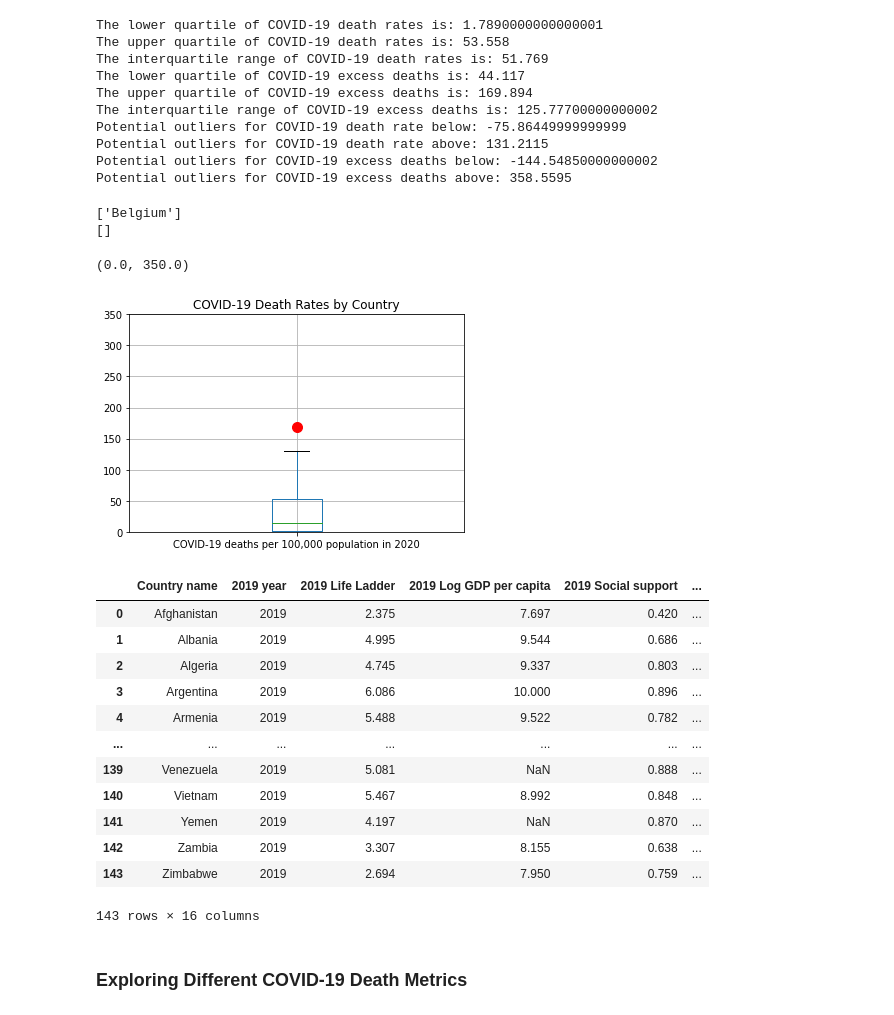
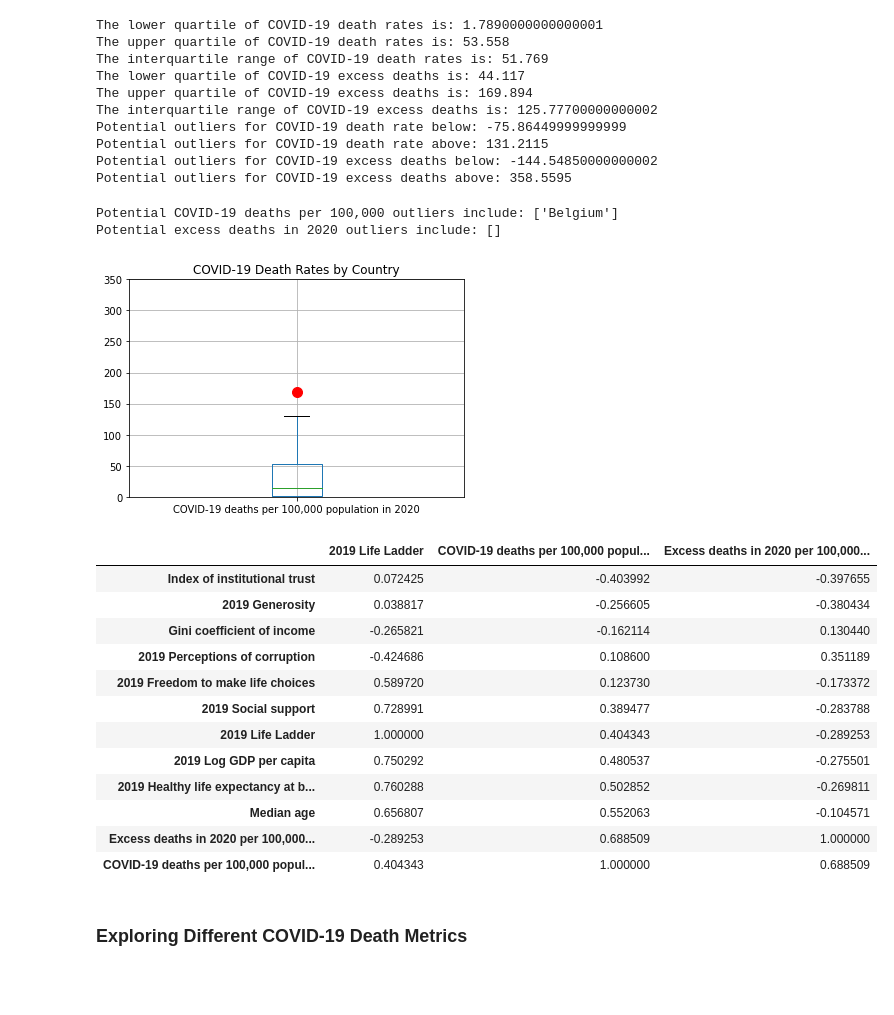
Before and after one commit to sydnipierce/butler-groupD-project1, a Jupyter notebook: Analysis/exploration.ipynb, the cells around one changed output. Cells and saved outputs as stored; diff of their text form; code cells hidden in the pictures; blank space fills up the shorter version.

```diff
--- a/Analysis/exploration.ipynb
+++ b/Analysis/exploration.ipynb
@@ -186,11 +192,11 @@ for index, row in df.iterrows():
         excess_deaths_outliers.append(row["Country name"])
 
 # Print list of outlier countries
-print(death_rate_outliers)
-print(excess_deaths_outliers)
+print(f"Potential COVID-19 deaths per 100,000 outliers include: {death_rate_outliers}")
+print(f"Potential excess deaths in 2020 outliers include: {excess_deaths_outliers}")
 # %% [output]
-['Belgium']
-[]
+Potential COVID-19 deaths per 100,000 outliers include: ['Belgium']
+Potential excess deaths in 2020 outliers include: []
 # %%
 # Make box and whisker plot of COVID-19 death rates to visualize quartiles and outliers
 # Format the appearance of outlier circles on the plot
@@ -201,30 +207,44 @@ flierprops = dict(marker='o', markerfacecolor='red', markersize=10,
 df.boxplot(["COVID-19 deaths per 100,000 population in 2020"], flierprops=flierprops)
 plt.title('COVID-19 Death Rates by Country')
 plt.ylim(0, 350)
+
+# Set file path for image
+image_path = os.path.join("..", "Images", "coviddeaths_boxwhisker.png")
+
+# Save chart as image
+plt.savefig(image_path)
 # %% [output]
-(0.0, 350.0)
 [figure]
-# %%
-# Remove COVID-19 death rate outlier (Belgium) from df for new corr matrix
-death_rate_df = df.copy()
-
-for value in death_rate_outliers:
-    death_rate_df.drop(death_rate_df[death_rate_df['Country name'] == value].index, inplace = True)
-
-death_rate_df
-# %% [output]
-|  | Country name | 2019 year | 2019 Life Ladder | 2019 Log GDP per capita | 2019 Social support | ... |
-| 0 | Afghanistan | 2019 | 2.375 | 7.697 | 0.420 | ... |
-| 1 | Albania | 2019 | 4.995 | 9.544 | 0.686 | ... |
-| 2 | Algeria | 2019 | 4.745 | 9.337 | 0.803 | ... |
-| 3 | Argentina | 2019 | 6.086 | 10.000 | 0.896 | ... |
-| 4 | Armenia | 2019 | 5.488 | 9.522 | 0.782 | ... |
-| ... | ... | ... | ... | ... | ... | ... |
-| 139 | Venezuela | 2019 | 5.081 | NaN | 0.888 | ... |
-| 140 | Vietnam | 2019 | 5.467 | 8.992 | 0.848 | ... |
-| 141 | Yemen | 2019 | 4.197 | NaN | 0.870 | ... |
-| 142 | Zambia | 2019 | 3.307 | 8.155 | 0.638 | ... |
-| 143 | Zimbabwe | 2019 | 2.694 | 7.950 | 0.759 | ... |
-143 rows × 16 columns
+# %%
+# Investigate whether removing outliers has an effect on correlation coefficients
+# Make a copy of the main df
+death_rate_df = df.copy()
+
+# Drop outlier country Belgium
+for value in death_rate_outliers:
+    death_rate_df.drop(death_rate_df[death_rate_df['Country name'] == value].index, inplace = True)
+
+# Create correlation matrix sans outlier
+death_rate_df_corr = death_rate_df.corr()
+
+# Purge irrelevant columns for easier viewing
+death_rate_df_corr = death_rate_df_corr.iloc[[1, 2, 3, 4, 5, 6, 7, 10, 11, 12, 13, 14], [1, 10, 14]]
+
+# Sort to investiate whether dropping outlier caused significant differences in correlation coefficients
+death_rate_df_corr.sort_values('COVID-19 deaths per 100,000 population in 2020')
+# %% [output]
+|  | 2019 Life Ladder | COVID-19 deaths per 100,000 popul... | Excess deaths in 2020 per 100,000... |
+| Index of institutional trust | 0.072425 | -0.403992 | -0.397655 |
+| 2019 Generosity | 0.038817 | -0.256605 | -0.380434 |
+| Gini coefficient of income | -0.265821 | -0.162114 | 0.130440 |
+| 2019 Perceptions of corruption | -0.424686 | 0.108600 | 0.351189 |
+| 2019 Freedom to make life choices | 0.589720 | 0.123730 | -0.173372 |
+| 2019 Social support | 0.728991 | 0.389477 | -0.283788 |
+| 2019 Life Ladder | 1.000000 | 0.404343 | -0.289253 |
+| 2019 Log GDP per capita | 0.750292 | 0.480537 | -0.275501 |
+| 2019 Healthy life expectancy at b... | 0.760288 | 0.502852 | -0.269811 |
+| Median age | 0.656807 | 0.552063 | -0.104571 |
+| Excess deaths in 2020 per 100,000... | -0.289253 | 0.688509 | 1.000000 |
+| COVID-19 deaths per 100,000 popul... | 0.404343 | 1.000000 | 0.688509 |
 # %% [markdown]
 ### Exploring Different COVID-19 Death Metrics
```
Also changed, not shown: parts of 11 cells of this notebook, 3 other files.
